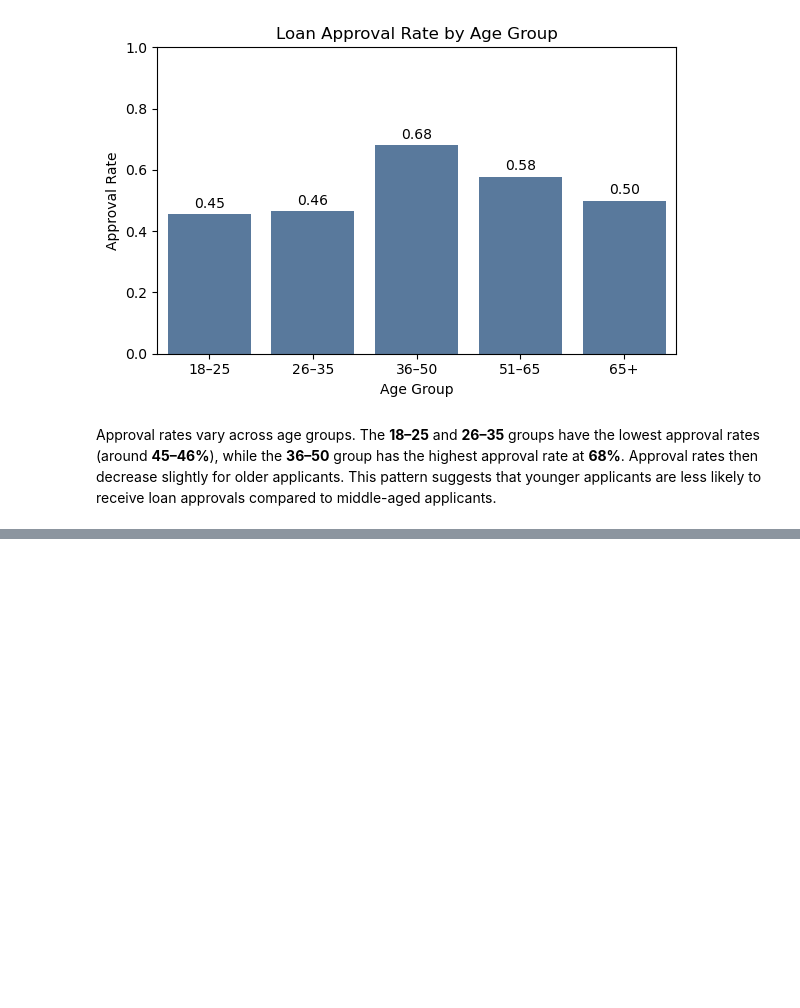
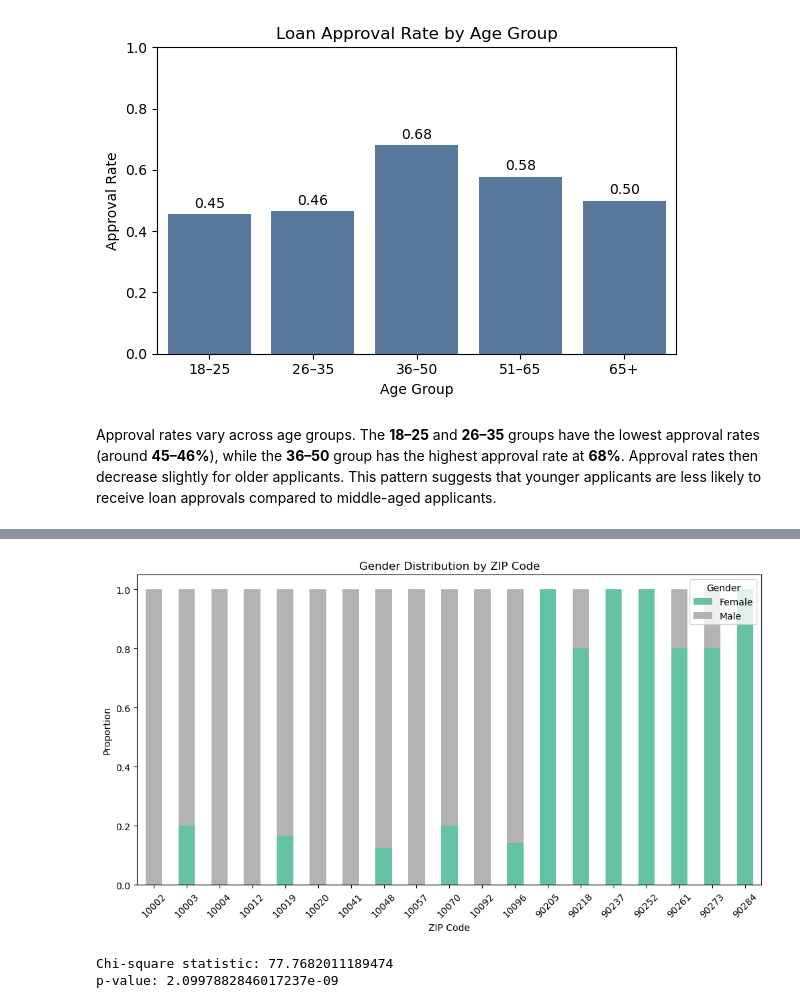
Before and after one commit to Luciamusizzano/dego-project-team1, a Jupyter notebook: notebooks/02-bias-analysis.ipynb, the cells around one changed output, grey strips where cells are left out. Cells and saved outputs as stored; diff of their text form; code cells hidden in the pictures; blank space fills up the shorter version.

```diff
--- a/notebooks/02-bias-analysis.ipynb
+++ b/notebooks/02-bias-analysis.ipynb
@@ -519,12 +520,30 @@ ZIP codes.
 # %%
-zip_gender_table = pd.crosstab(
+gender_zip = pd.crosstab(
     df_zip_filtered['applicant_info.zip_code'],
-    df_zip_filtered['applicant_info.gender']
+    df_zip_filtered['applicant_info.gender'],
+    normalize='index'
 )
 
-print(zip_gender_table)
+gender_zip.plot(
+    kind='bar',
+    stacked=True,
+    figsize=(12,6),
+    colormap='Set2'
+)
+
+plt.title("Gender Distribution by ZIP Code")
+plt.ylabel("Proportion")
+plt.xlabel("ZIP Code")
+plt.xticks(rotation=45)
+plt.legend(title="Gender")
+plt.show()
+# %% [output]
+[figure, added]
 # %%
 chi2_zip_gender, p_zip_gender, dof, expected = chi2_contingency(zip_gender_table)
 
 print("Chi-square statistic:", chi2_zip_gender)
 print("p-value:", p_zip_gender)
+# %% [output]
+Chi-square statistic: 77.7682011189474
+p-value: 2.0997882846017237e-09
```
Also changed, not shown: parts of 49 cells of this notebook.
